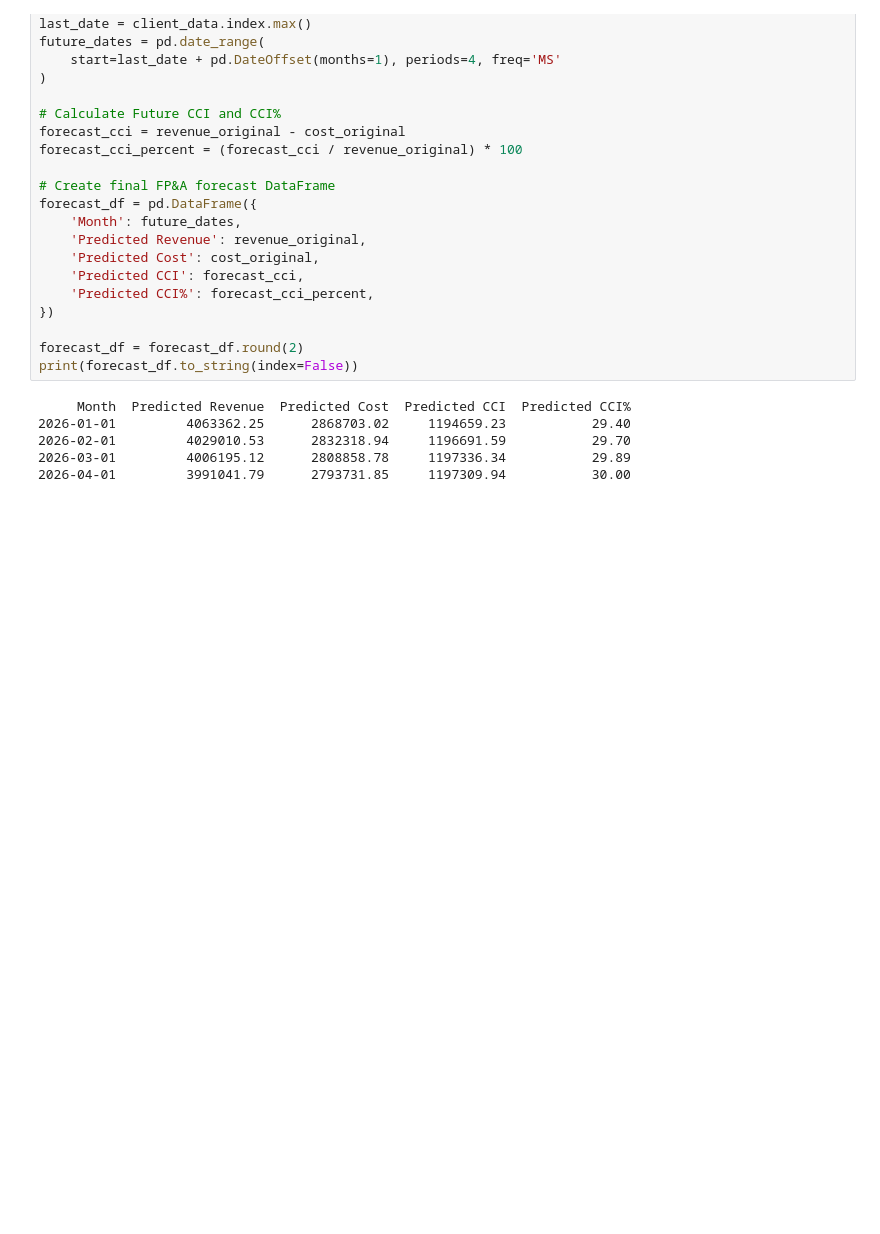
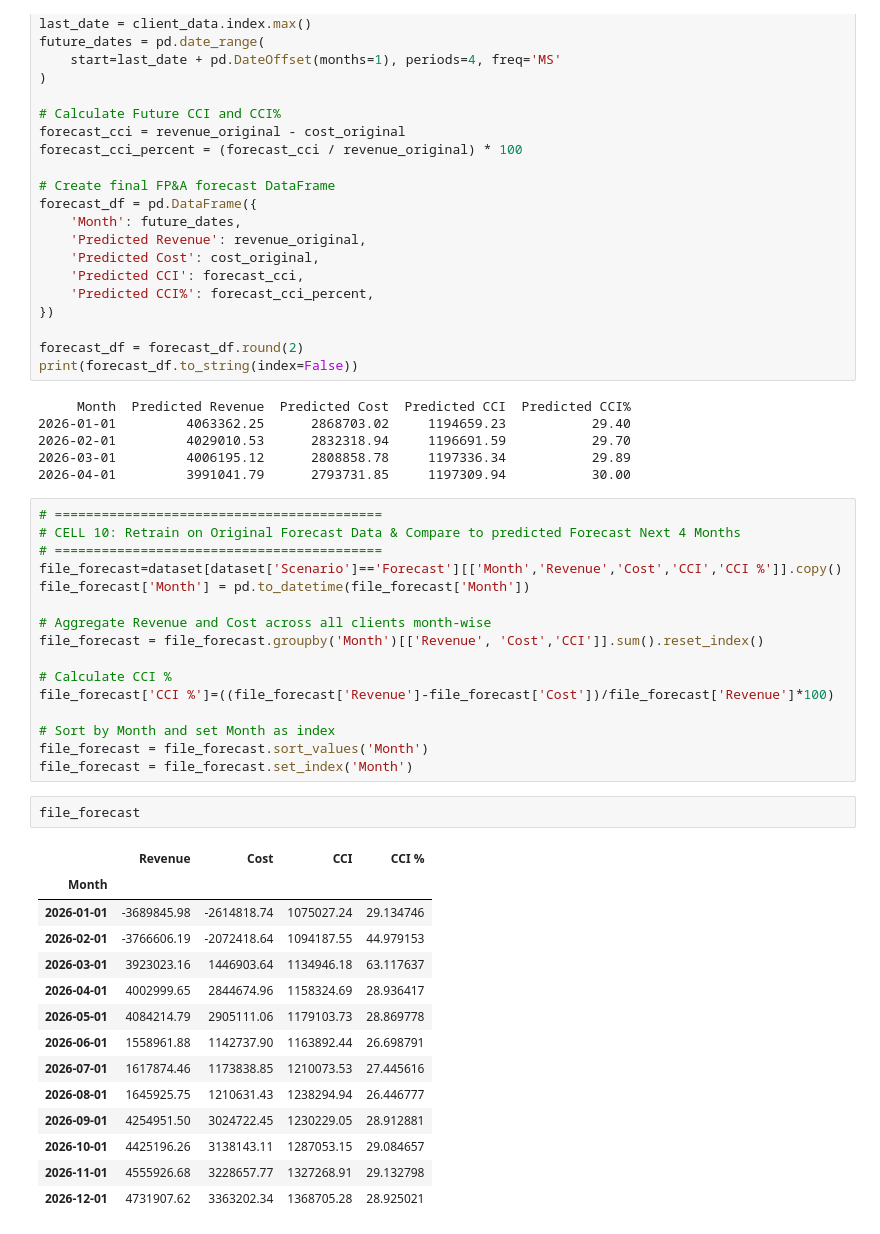
Before and after one commit to KarthickBabu-AI/Time-series, a Jupyter notebook: v2_Capstone_ARIMA.ipynb, the cells around one changed output. Cells and saved outputs as stored; diff of their text form; blank space fills up the shorter version.

```diff
--- a/v2_Capstone_ARIMA.ipynb
+++ b/v2_Capstone_ARIMA.ipynb
@@ -362,3 +362,36 @@ print(forecast_df.to_string(index=False))
 2026-02-01         4029010.53      2832318.94     1196691.59           29.70
 2026-03-01         4006195.12      2808858.78     1197336.34           29.89
 2026-04-01         3991041.79      2793731.85     1197309.94           30.00
+# %%
+# ==========================================
+# CELL 10: Retrain on Original Forecast Data & Compare to predicted Forecast Next 4 Months
+# ==========================================
+file_forecast=dataset[dataset['Scenario']=='Forecast'][['Month','Revenue','Cost','CCI','CCI %']].copy()
+file_forecast['Month'] = pd.to_datetime(file_forecast['Month'])
+
+# Aggregate Revenue and Cost across all clients month-wise
+file_forecast = file_forecast.groupby('Month')[['Revenue', 'Cost','CCI']].sum().reset_index()
+
+# Calculate CCI %
+file_forecast['CCI %']=((file_forecast['Revenue']-file_forecast['Cost'])/file_forecast['Revenue']*100)
+
+# Sort by Month and set Month as index
+file_forecast = file_forecast.sort_values('Month')
+file_forecast = file_forecast.set_index('Month')
+# %%
+file_forecast
+# %% [output]
+|  | Revenue | Cost | CCI | CCI % |
+| Month |  |  |  |  |
+| 2026-01-01 | -3689845.98 | -2614818.74 | 1075027.24 | 29.134746 |
+| 2026-02-01 | -3766606.19 | -2072418.64 | 1094187.55 | 44.979153 |
+| 2026-03-01 | 3923023.16 | 1446903.64 | 1134946.18 | 63.117637 |
+| 2026-04-01 | 4002999.65 | 2844674.96 | 1158324.69 | 28.936417 |
+| 2026-05-01 | 4084214.79 | 2905111.06 | 1179103.73 | 28.869778 |
+| 2026-06-01 | 1558961.88 | 1142737.90 | 1163892.44 | 26.698791 |
+| 2026-07-01 | 1617874.46 | 1173838.85 | 1210073.53 | 27.445616 |
+| 2026-08-01 | 1645925.75 | 1210631.43 | 1238294.94 | 26.446777 |
+| 2026-09-01 | 4254951.50 | 3024722.45 | 1230229.05 | 28.912881 |
+| 2026-10-01 | 4425196.26 | 3138143.11 | 1287053.15 | 29.084657 |
+| 2026-11-01 | 4555926.68 | 3228657.77 | 1327268.91 | 29.132798 |
+| 2026-12-01 | 4731907.62 | 3363202.34 | 1368705.28 | 28.925021 |
```
Also changed, not shown: parts of 4 cells of this notebook, 2 other files.
